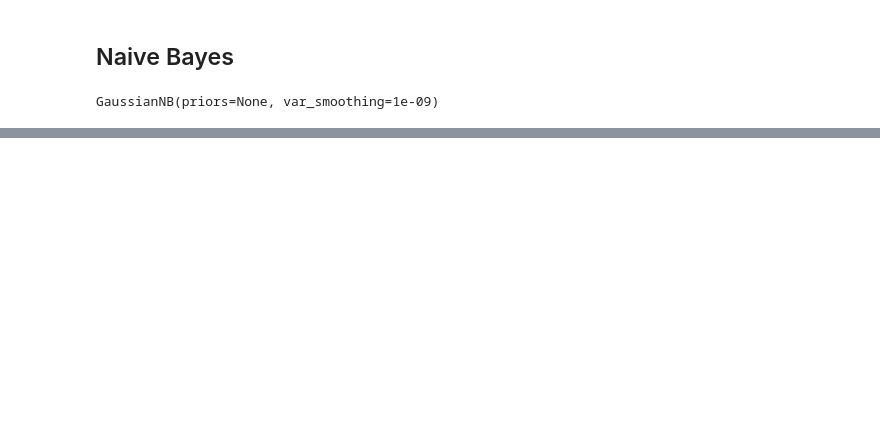
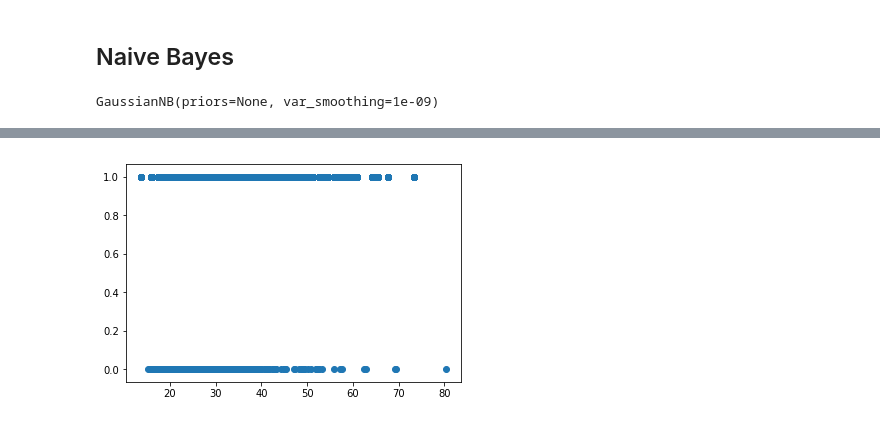
Before and after one commit to ahmedhamdi96/BC, a Jupyter notebook: main.ipynb, the cells around one changed output, grey strips where cells are left out. Saved outputs shown, nothing was run; the diff lists cells and outputs as text; code cells hidden in the pictures; blank space fills up the shorter version.

```diff
--- a/main.ipynb
+++ b/main.ipynb
@@ -534,0 +539,5 @@ accuracy_score(Y_test, prediction)
+# %%
+plt.scatter(df['variable2'], df['classLabel'])
+plt.show()
+# %% [output]
+[figure, added]
```
Also changed, not shown: parts of 42 cells of this notebook.
